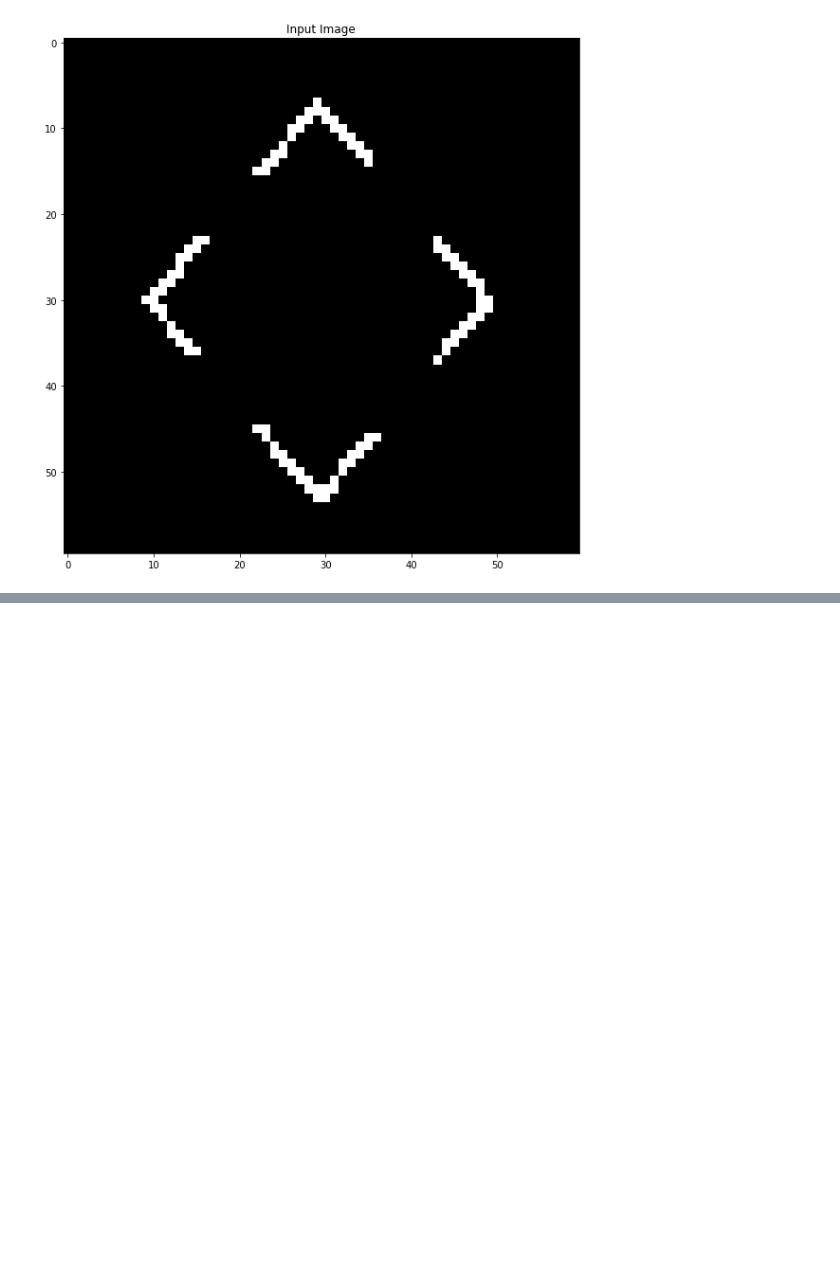
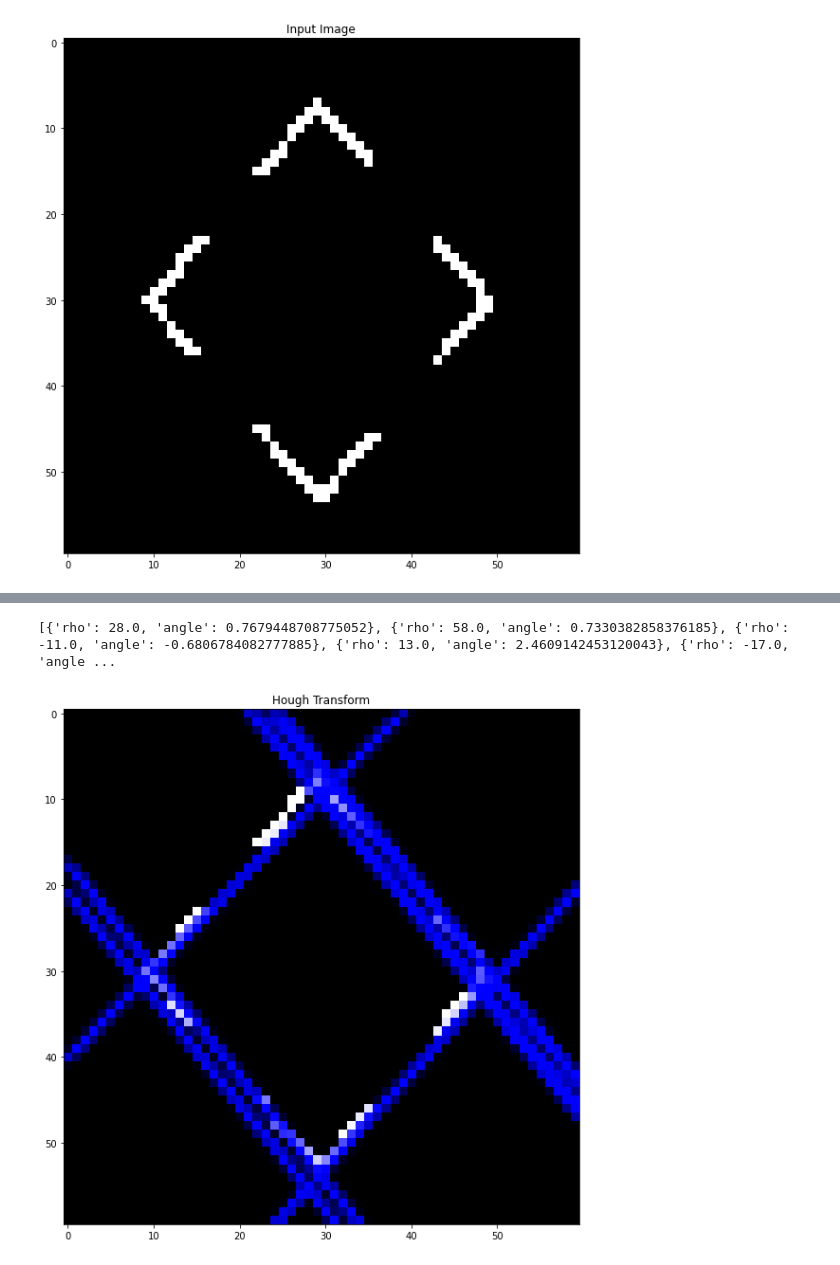
Before and after one commit to malinbranduse/hough_transform, a Jupyter notebook: hough_impl.ipynb, the cells around one changed output, grey strips where cells are left out. Saved outputs shown, nothing was run; the diff lists cells and outputs as text; code cells hidden in the pictures; blank space fills up the shorter version.

Commit message:
hough transform done

```diff
--- a/hough_impl.ipynb
+++ b/hough_impl.ipynb
@@ -68,0 +90,39 @@ plt.show()
+# %%
+# create list of lines
+
+lines = []
+
+for i in range(len(maximums)):
+    r = maximums[i][0]
+    n = maximums[i][1]
+    rho = (r - (num_rho - 1)*0.5) * rho_step
+    angle = min_theta + n * theta_step
+    lines.append({ 'rho': rho, 'angle': angle })
+
+
+print(lines)
+# %% [output]
+[{'rho': 28.0, 'angle': 0.7679448708775052}, {'rho': 58.0, 'angle': 0.7330382858376185}, {'rho': -11.0, 'angle': -0.6806784082777885}, {'rho': 13.0, 'angle': 2.4609142453120043}, {'rho': -17.0, 'angle ...
+# %%
+# Draw the lines
+output = cv.cvtColor(in_img, cv.COLOR_GRAY2BGR)
+
+if lines is not None:
+    scalar = 1e3
+    for i in range(len(lines)):
+        rho = lines[i]['rho']
+        theta = lines[i]['angle']
+        a = math.cos(theta)
+        b = math.sin(theta)
+        x0 = a * rho
+        y0 = b * rho
+        pt1 = (int(x0 + scalar*(-b)), int(y0 + scalar*(a)))
+        pt2 = (int(x0 - scalar*(-b)), int(y0 - scalar*(a)))
+        cv.line(output, pt1, pt2, (0,0,255), 1, cv.LINE_AA)
+
+plt.figure(figsize=(15,10))
+plt.imshow(output)
+plt.title('Hough Transform')
+plt.show()
+# %% [output]
+[figure, added]
```
Also changed, not shown: parts of 5 cells of this notebook.
